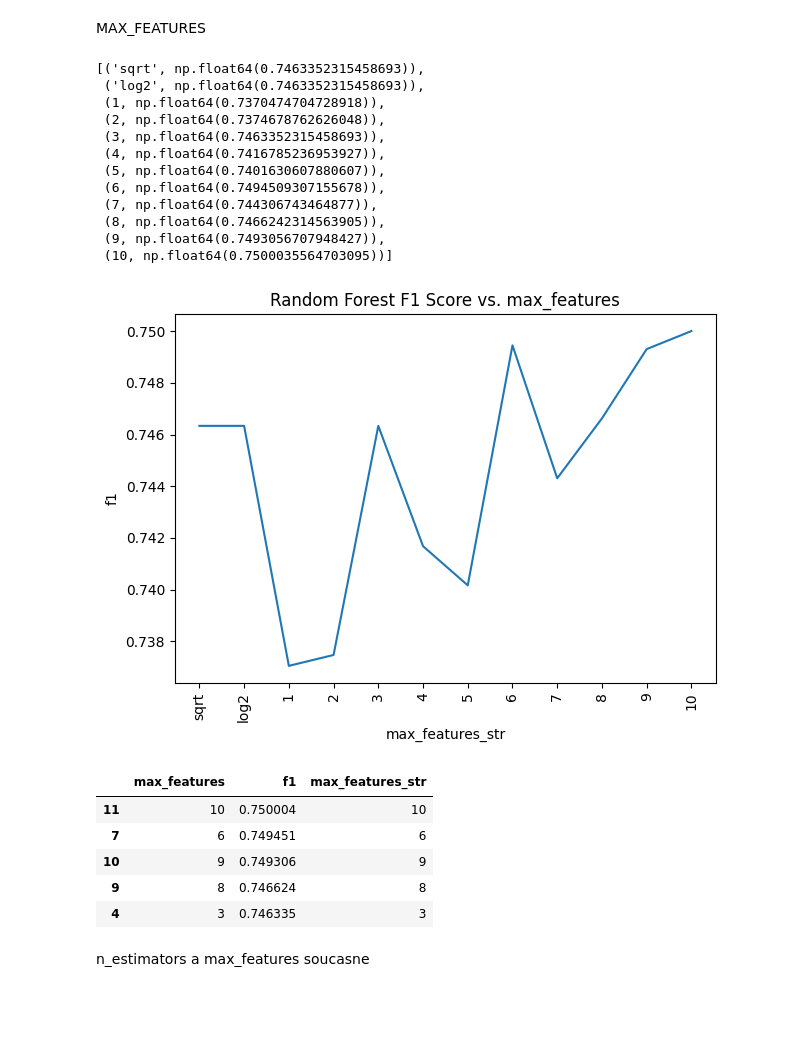
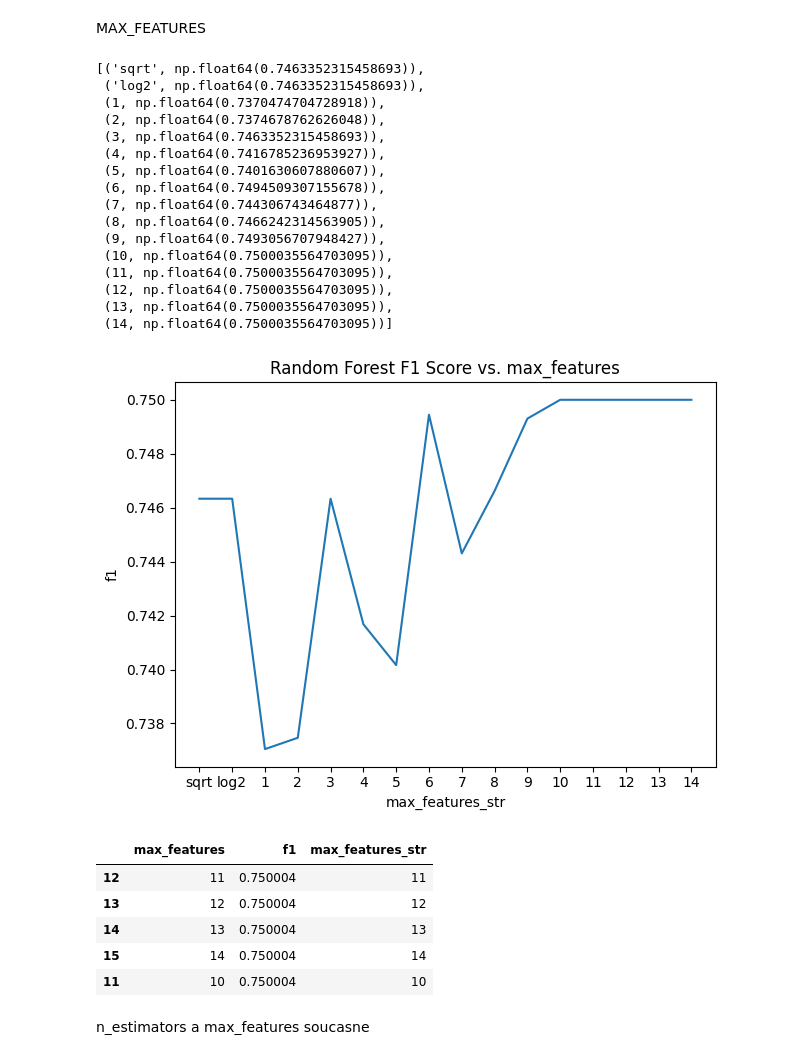
Before and after one commit to heraltmichal/zsu, a Jupyter notebook: fml_08.ipynb, the cells around one changed output. Cells and saved outputs as stored; diff of their text form; code cells hidden in the pictures; blank space fills up the shorter version.

```diff
--- a/fml_08.ipynb
+++ b/fml_08.ipynb
@@ -820,7 +815,7 @@ MAX_FEATURES
 # %%
 scores_rf_max_features = []
 
-max_features_options = ['sqrt', 'log2'] + list(range(1, X.shape[1] + 1))
+max_features_options = ['sqrt', 'log2'] + list(range(1, 15))
 
 for mf in max_features_options:
     skf = KFold(n_splits=5)
@@ -833,7 +828,7 @@ for mf in max_features_options:
         y_pred_rf = clf_rf.predict(X_test)
         scores.append(f1_score(y_test, y_pred_rf))
 
-    if scores: # Only append if there are valid scores
+    if scores:
         scores_rf_max_features.append((mf, np.mean(scores)))
 
 scores_rf_max_features
@@ -849,25 +844,27 @@ scores_rf_max_features
  (7, np.float64(0.744306743464877)),
  (8, np.float64(0.7466242314563905)),
  (9, np.float64(0.7493056707948427)),
- (10, np.float64(0.7500035564703095))]
+ (10, np.float64(0.7500035564703095)),
+ (11, np.float64(0.7500035564703095)),
+ (12, np.float64(0.7500035564703095)),
+ (13, np.float64(0.7500035564703095)),
+ (14, np.float64(0.7500035564703095))]
 # %%
 df_rf_max_features = pd.DataFrame.from_records(scores_rf_max_features, columns=['max_features', 'f1'])
-# Convert 'max_features' to string for plotting if it contains mixed types
 df_rf_max_features['max_features_str'] = df_rf_max_features['max_features'].astype(str)
 sns.lineplot(data=df_rf_max_features, x='max_features_str', y='f1').set_title('Random Forest F1 Score vs. max_features')
-plt.xticks(rotation=90) # Rotate x-axis labels for better readability
-plt.tight_layout() # Adjust layout to prevent labels overlapping
+plt.tight_layout()
 # %% [output]
-[figure, old version]
+[figure, new version]
 # %%
 df_rf_max_features.sort_values(by='f1', ascending=False).head(5)
 # %% [output]
 |  | max_features | f1 | max_features_str |
+| 12 | 11 | 0.750004 | 11 |
+| 13 | 12 | 0.750004 | 12 |
+| 14 | 13 | 0.750004 | 13 |
+| 15 | 14 | 0.750004 | 14 |
 | 11 | 10 | 0.750004 | 10 |
-| 7 | 6 | 0.749451 | 6 |
-| 10 | 9 | 0.749306 | 9 |
-| 9 | 8 | 0.746624 | 8 |
-| 4 | 3 | 0.746335 | 3 |
 # %% [markdown]
 n_estimators a max_features soucasne
 # %%
```
Also changed, not shown: parts of 3 cells of this notebook.
